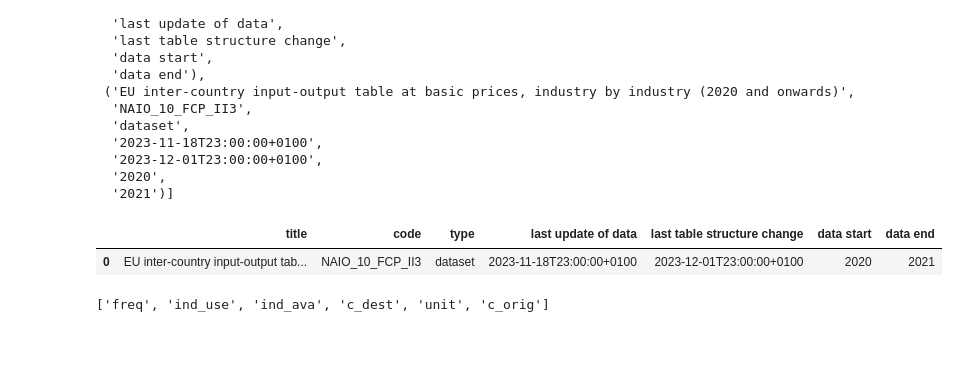
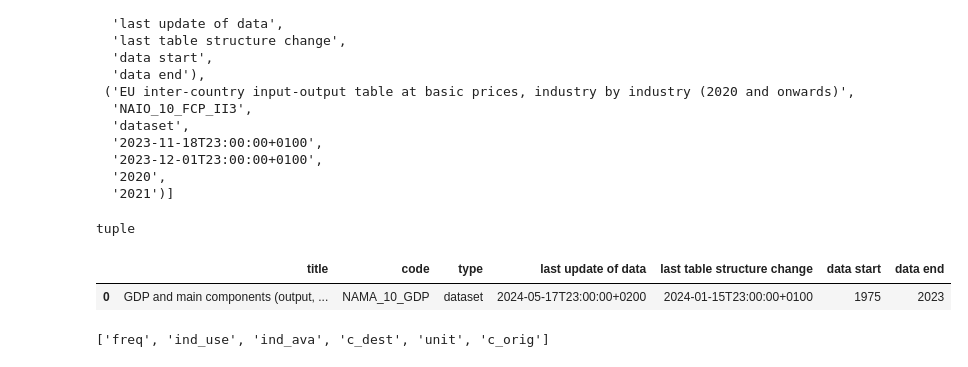
Before and after one commit to jorgenotte/TiVA, a Jupyter notebook: API_Eurostat.ipynb, the cells around one changed output. Cells and saved outputs as stored; diff of their text form; code cells hidden in the pictures.

```diff
--- a/API_Eurostat.ipynb
+++ b/API_Eurostat.ipynb
@@ -52,10 +65,14 @@ toc_df
+# %%
+type(toc[0])
+# %% [output]
+tuple
 # %%
 # To get only the metadata of one dataset
-toc_sp = eurostat.get_toc_df(dataset='naio_10_fcp_ii3', lang='en')
+toc_sp = eurostat.get_toc_df(dataset='nama_10_gdp', lang='en')
 toc_sp
 # %% [output]
 |  | title | code | type | last update of data | last table structure change | data start | data end |
-| 0 | EU inter-country input-output tab... | NAIO_10_FCP_II3 | dataset | 2023-11-18T23:00:00+0100 | 2023-12-01T23:00:00+0100 | 2020 | 2021 |
+| 0 | GDP and main components (output, ... | NAMA_10_GDP | dataset | 2024-05-17T23:00:00+0200 | 2024-01-15T23:00:00+0100 | 1975 | 2023 |
 # %%
 # Read the parameter names that can be filtered for a given dataset code and return them as a list.
 pars = eurostat.get_pars('naio_10_fcp_ii3')
```
Also changed, not shown: parts of 8 cells of this notebook.
